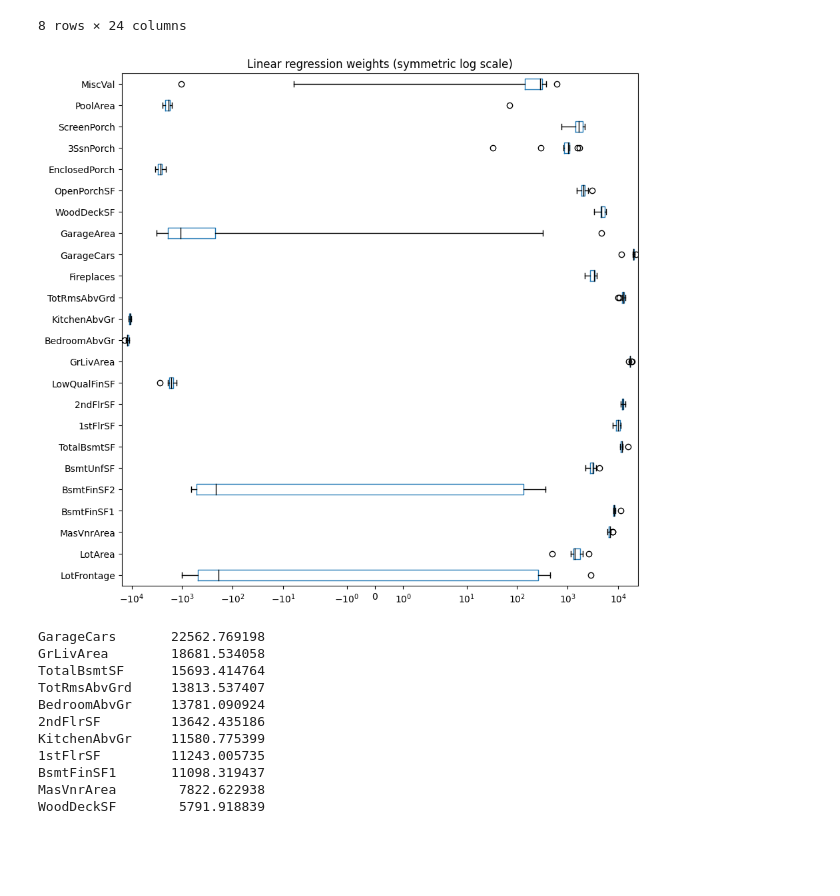
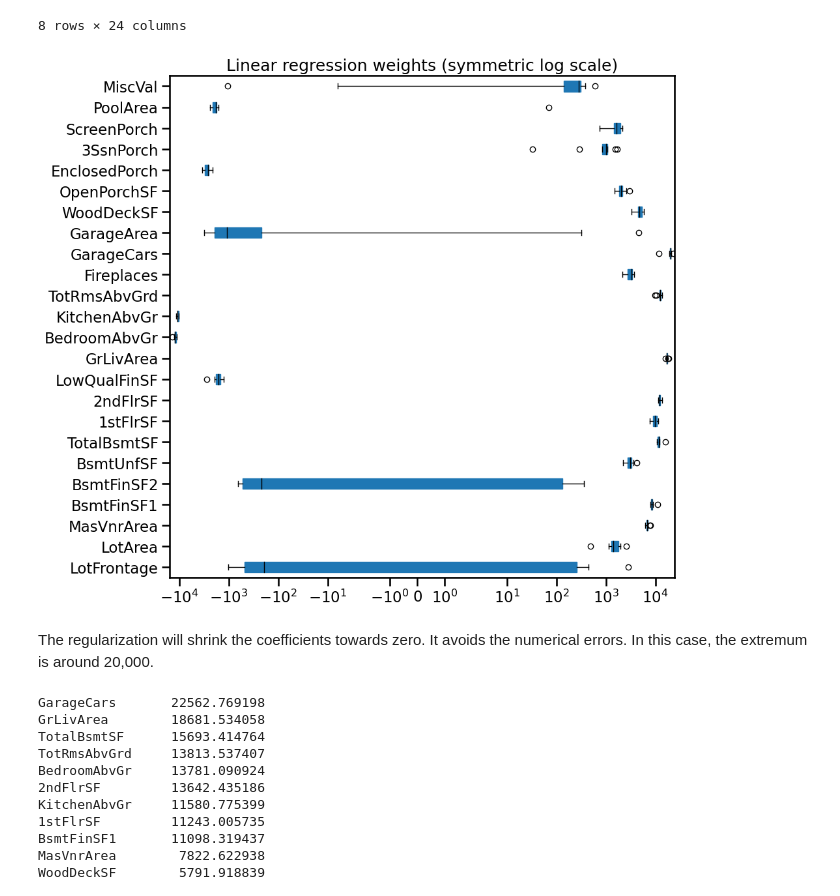
Before and after one commit to royaad/INRIA-ML-scikit-learn, a Jupyter notebook: Module 4/441_linear_models_questions.ipynb, the cells around one changed output. Saved outputs shown, nothing was run; the diff lists cells and outputs as text; code cells hidden in the pictures; blank space fills up the shorter version.

```diff
--- a/Module 4/441_linear_models_questions.ipynb
+++ b/Module 4/441_linear_models_questions.ipynb
@@ -67,0 +81,19 @@ _ = ax.set(
+# %%
+import seaborn as sns
+
+sns.set_context("talk")
+# Define the style of the box style
+boxplot_property = {
+    "vert": True,
+    "whis": 100,
+    "patch_artist": True,
+    "widths": 0.5,
+    "rot": 90,
+    "boxprops": dict(linewidth=3, color="black", alpha=0.9),
+    "medianprops": dict(linewidth=2.5, color="black", alpha=0.9),
+    "whiskerprops": dict(linewidth=3, color="black", alpha=0.9),
+    "capprops": dict(linewidth=3, color="black", alpha=0.9),
+}
+
+_, ax = plt.subplots(figsize=(15, 10))
+_ = weights_ridge_scaled_data.plot.box(**boxplot_property, ax=ax)
@@ -114,12 +150,14 @@ weights_ridge_scaled_data.describe()
 # %%
 color = {"whiskers": "black", "medians": "black", "caps": "black"}
 fig, ax = plt.subplots(figsize=(10, 10))
-weights_ridge_scaled_data.plot.box(color=color, vert=False, ax=ax)
+weights_ridge_scaled_data.plot.box(color=color, vert=False, patch_artist=True, ax=ax)
 _ = ax.set(
     title="Linear regression weights (symmetric log scale)",
     xscale="symlog")
 # %% [output]
-[figure, old version]
+[figure, new version]
+# %% [markdown]
+The regularization will shrink the coefficients towards zero. It avoids the numerical errors. In this case, the extremum is around 20,000.
 # %%
 weights_ridge_scaled_data.abs().max(axis=0).sort_values(ascending=False)
 # %% [output]
```
Also changed, not shown: parts of 25 cells of this notebook, 1 other file.
